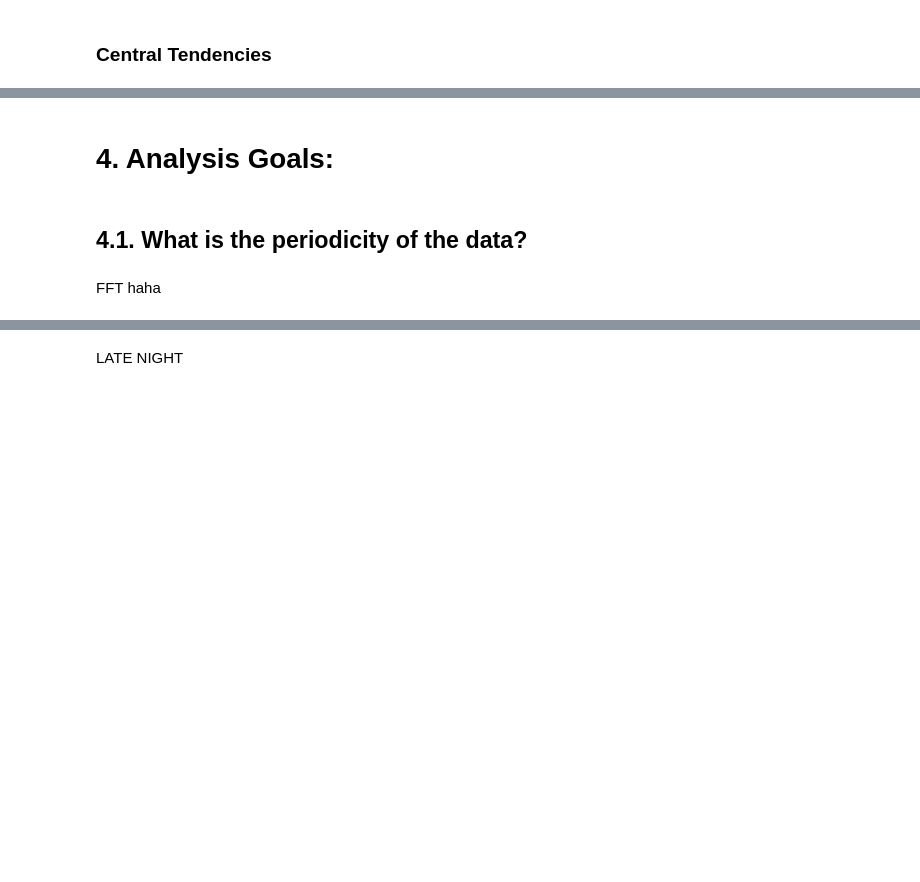
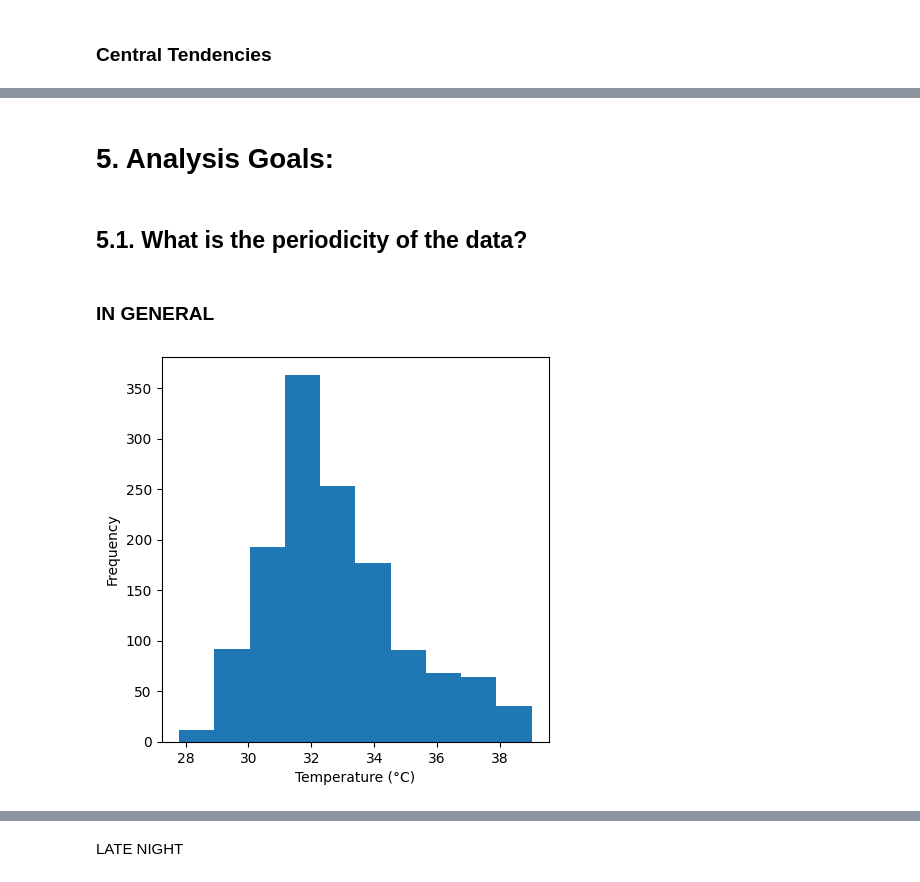
Before and after one commit to IanNoelBanta/DSP-MidtermProject, a Jupyter notebook: Figure4_MidtermProject.ipynb, the cells around one changed output, grey strips where cells are left out. Saved outputs shown, nothing was run; the diff lists cells and outputs as text; code cells hidden in the pictures; blank space fills up the shorter version.

```diff
--- a/Figure4_MidtermProject.ipynb
+++ b/Figure4_MidtermProject.ipynb
@@ -240,6 +447,4 @@ def getStats(get, indexesOfTargets, dataFrame):
 # %% [markdown]
-# **4. Analysis Goals:**
+# **5. Analysis Goals:**
 # %% [markdown]
-## 4.1. What is the periodicity of the data?
+## 5.1. What is the periodicity of the data?
-# %% [markdown]
-FFT haha
@@ -247,0 +451,6 @@ FFT haha
+# %% [markdown]
+### IN GENERAL
+# %%
+genHist(datetemphumiDF[["Temperature (°C)"]], 'Temperature (°C)')
+# %% [output]
+[figure, added]
```
Also changed, not shown: parts of 62 cells of this notebook.
